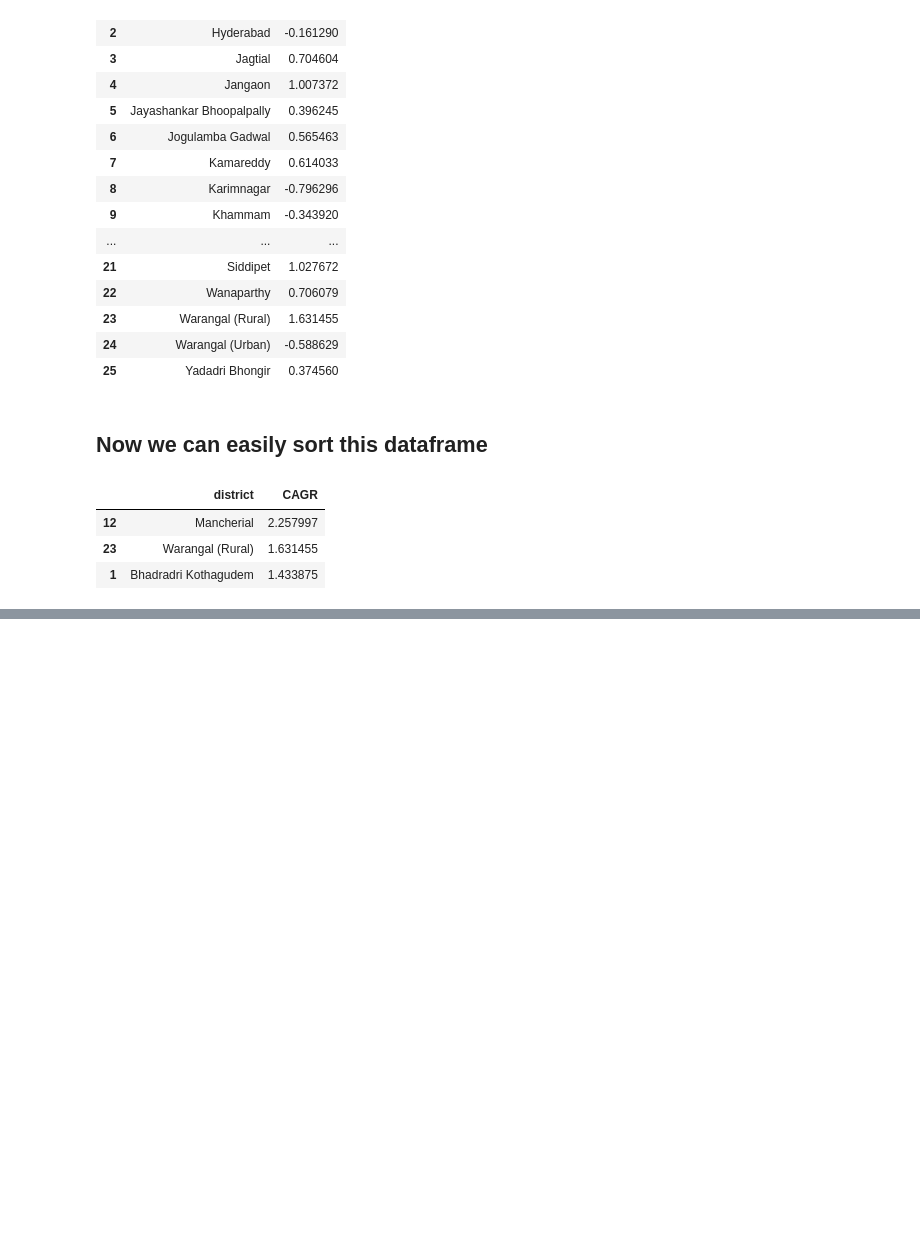
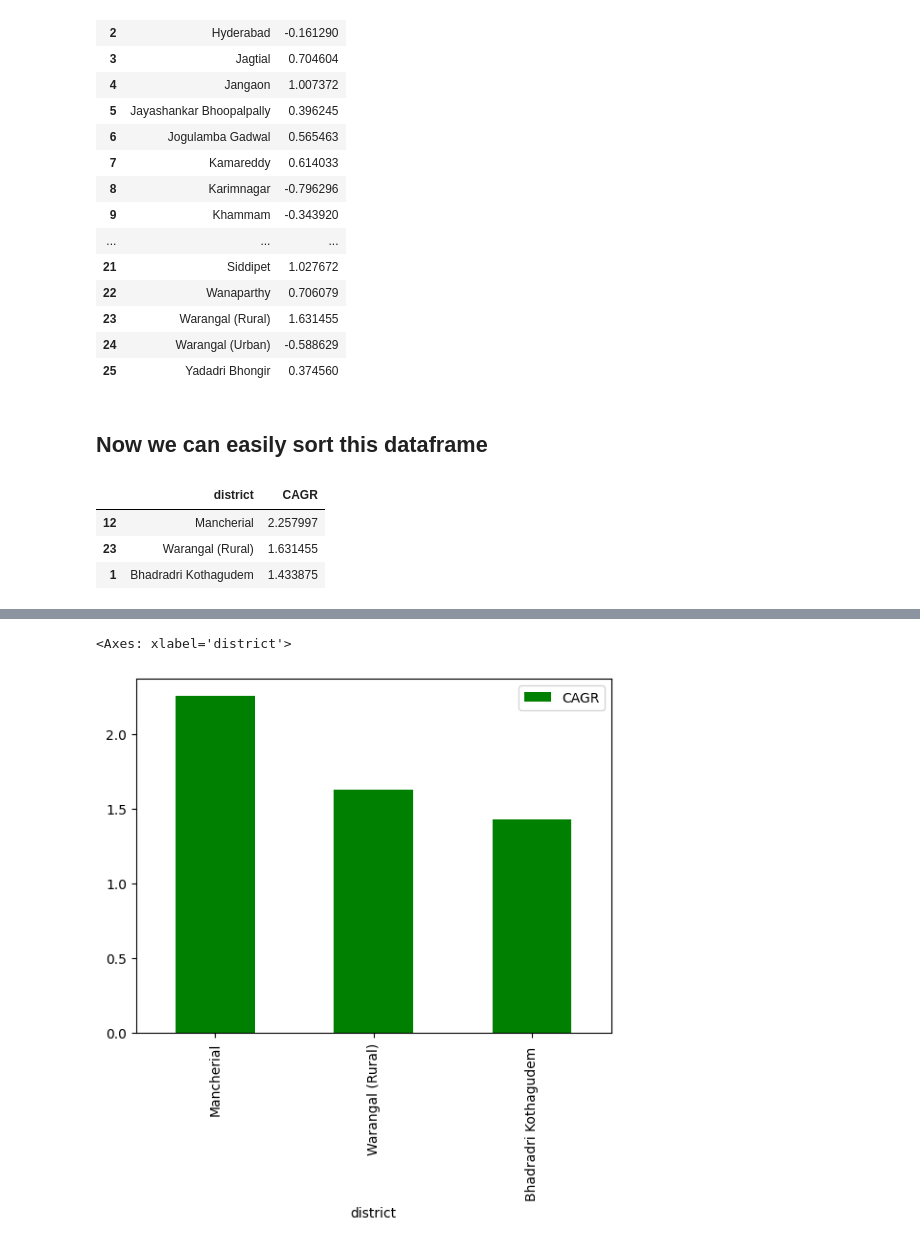
Before and after one commit to sourabhms66/Tourism_Revenue, a Jupyter notebook: codes.ipynb, the cells around one changed output, grey strips where cells are left out. Drawn from its saved outputs; the diff is of its cells as text; code cells hidden in the pictures; blank space fills up the shorter version.

```diff
--- a/codes.ipynb
+++ b/codes.ipynb
@@ -454,28 +456,16 @@ cagr_df.sort_values(by='CAGR',ascending=False).head(3)
 # %%
 def calculate_cagr(df):
-    # Pivot the DataFrame to get visitors per year for each district
-    df_pivot = df.pivot_table(values='visitors', index='district', columns='year', aggfunc='sum')
+    cagr_df_pivot = df.pivot_table(values='visitors', index='district', columns='year', aggfunc='sum')
 
-    # Calculate CAGR for each district
     cagr = {}
-    for district in df_pivot.index:
-        start_value = df_pivot.loc[district, 2016]
-        end_value = df_pivot.loc[district, 2019]
+    for district in cagr_df_pivot.index:
+        start_value = cagr_df_pivot.loc[district, 2016]
+        end_value = cagr_df_pivot.loc[district, 2019]
         if pd.notna(start_value) and pd.notna(end_value) and start_value > 0:
             cagr[district] = ((end_value / start_value) ** (1/3)) - 1
 
-    # Convert CAGR to a DataFrame
     cagr_df = pd.DataFrame(list(cagr.items()), columns=['district', 'CAGR'])
-    return cagr_df.sort_values(by='CAGR', ascending=False).head(3)
+    return cagr_df.sort_values(by='CAGR',ascending=False).head(3).set_index(keys='district')
 
-# Calculate the top 3 districts based on CAGR for domestic visitors
-top_districts_domestic = calculate_cagr(domestic)
-
-# Calculate the top 3 districts based on CAGR for foreign visitors
-top_districts_foreign = calculate_cagr(foreign)
-
-print("Top 3 districts based on CAGR for domestic visitors:")
-print(top_districts_domestic)
-
-print("Top 3 districts based on CAGR for foreign visitors:")
-print(top_districts_foreign)
+top_3_cagr_districts_domestic = calculate_cagr(domestic_clean)
+top_3_cagr_districts_foreign = calculate_cagr(foreign_clean)
@@ -509,0 +480,5 @@ print(top_districts_foreign)
+# %%
+top_3_cagr_districts_domestic.plot(kind='bar',color='green')
+# %% [output]
+<Axes: xlabel='district'>
+[figure, added]
```
Also changed, not shown: parts of 3 cells of this notebook.
